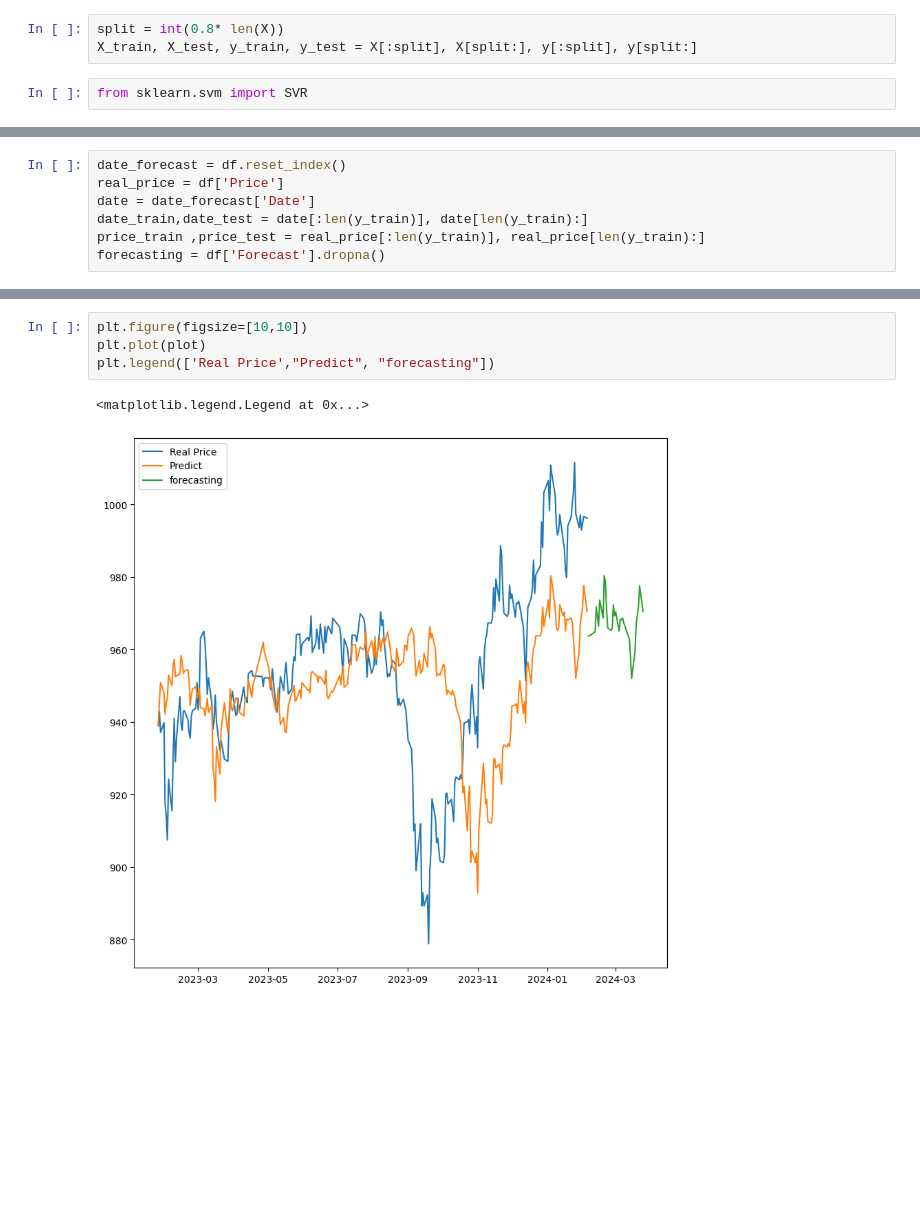
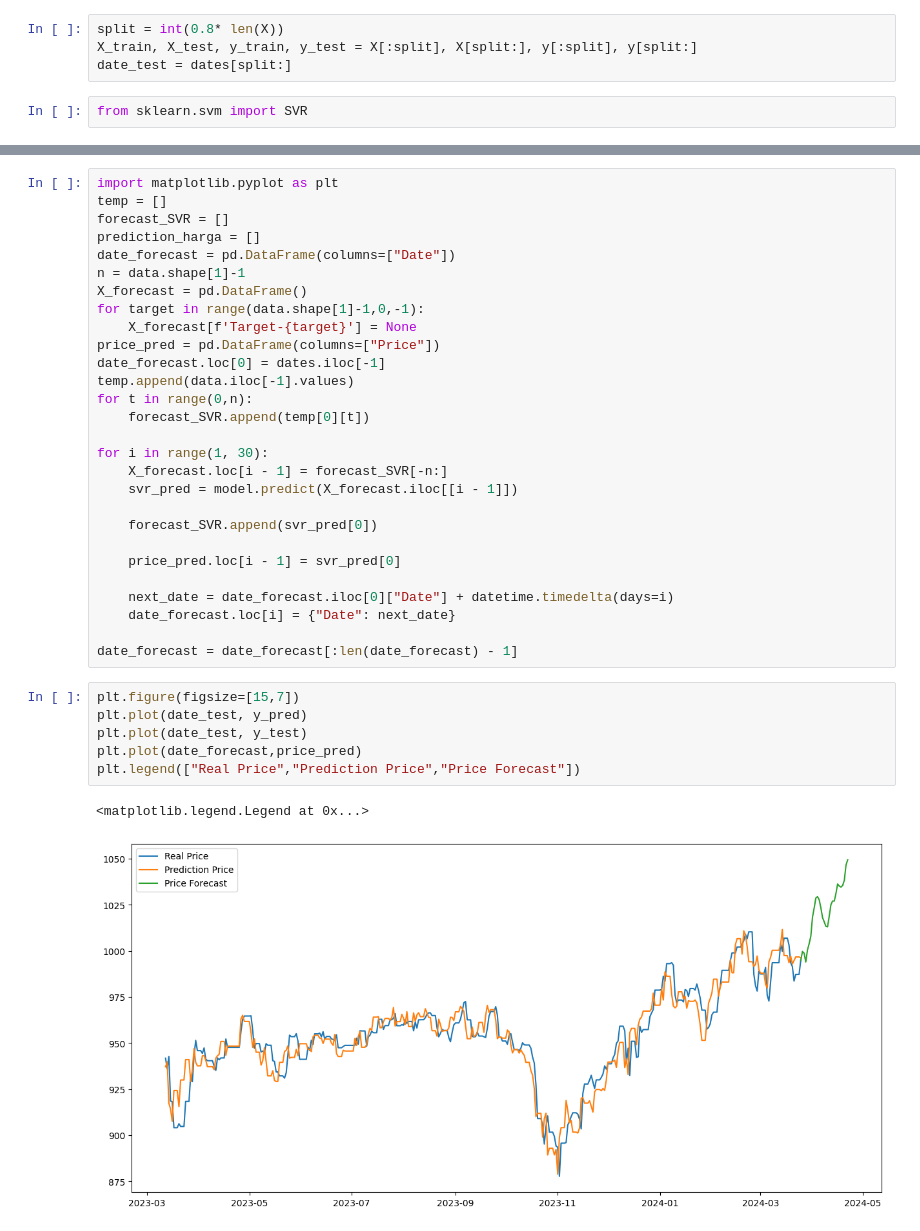
Before and after one commit to AtawimaS/Comparison-ARIMA-SVR-and-LSTM-algorithm-for-predict-LQ45-Indonesian-Stock-Market-, a Jupyter notebook: SVR/SVR.ipynb, the cells around one changed output, grey strips where cells are left out. Drawn from its saved outputs; the diff is of its cells as text; blank space fills up the shorter version.

```diff
--- a/SVR/SVR.ipynb
+++ b/SVR/SVR.ipynb
@@ -73,6 +116,7 @@ y = y[:-forecast_days]
 # %%
 split = int(0.8* len(X))
 X_train, X_test, y_train, y_test = X[:split], X[split:], y[:split], y[split:]
+date_test = dates[split:]
 # %%
 from sklearn.svm import SVR
 # %%
@@ -133,7 +163,0 @@ for i in forecast_set:
-# %%
-date_forecast = df.reset_index()
-real_price = df['Price']
-date = date_forecast['Date']
-date_train,date_test = date[:len(y_train)], date[len(y_train):]
-price_train ,price_test = real_price[:len(y_train)], real_price[len(y_train):]
-forecasting = df['Forecast'].dropna()
@@ -163,7 +164,37 @@ plt.show()
+# %%
+import matplotlib.pyplot as plt
+temp = []
+forecast_SVR = []
+prediction_harga = []
+date_forecast = pd.DataFrame(columns=["Date"])
+n = data.shape[1]-1
+X_forecast = pd.DataFrame()
+for target in range(data.shape[1]-1,0,-1):
+    X_forecast[f'Target-{target}'] = None
+price_pred = pd.DataFrame(columns=["Price"])
+date_forecast.loc[0] = dates.iloc[-1]
+temp.append(data.iloc[-1].values)
+for t in range(0,n):
+    forecast_SVR.append(temp[0][t])
+
+for i in range(1, 30):
+    X_forecast.loc[i - 1] = forecast_SVR[-n:]
+    svr_pred = model.predict(X_forecast.iloc[[i - 1]])
+
+    forecast_SVR.append(svr_pred[0])
+
+    price_pred.loc[i - 1] = svr_pred[0]
+
+    next_date = date_forecast.iloc[0]["Date"] + datetime.timedelta(days=i)
+    date_forecast.loc[i] = {"Date": next_date}
+
+date_forecast = date_forecast[:len(date_forecast) - 1]
 # %%
-plt.figure(figsize=[10,10])
-plt.plot(plot)
-plt.legend(['Real Price',"Predict", "forecasting"])
+plt.figure(figsize=[15,7])
+plt.plot(date_test, y_pred)
+plt.plot(date_test, y_test)
+plt.plot(date_forecast,price_pred)
+plt.legend(["Real Price","Prediction Price","Price Forecast"])
 # %% [output]
 <matplotlib.legend.Legend at 0x...>
-[figure, old version]
+[figure, new version]
```
Also changed, not shown: parts of 13 cells of this notebook.
